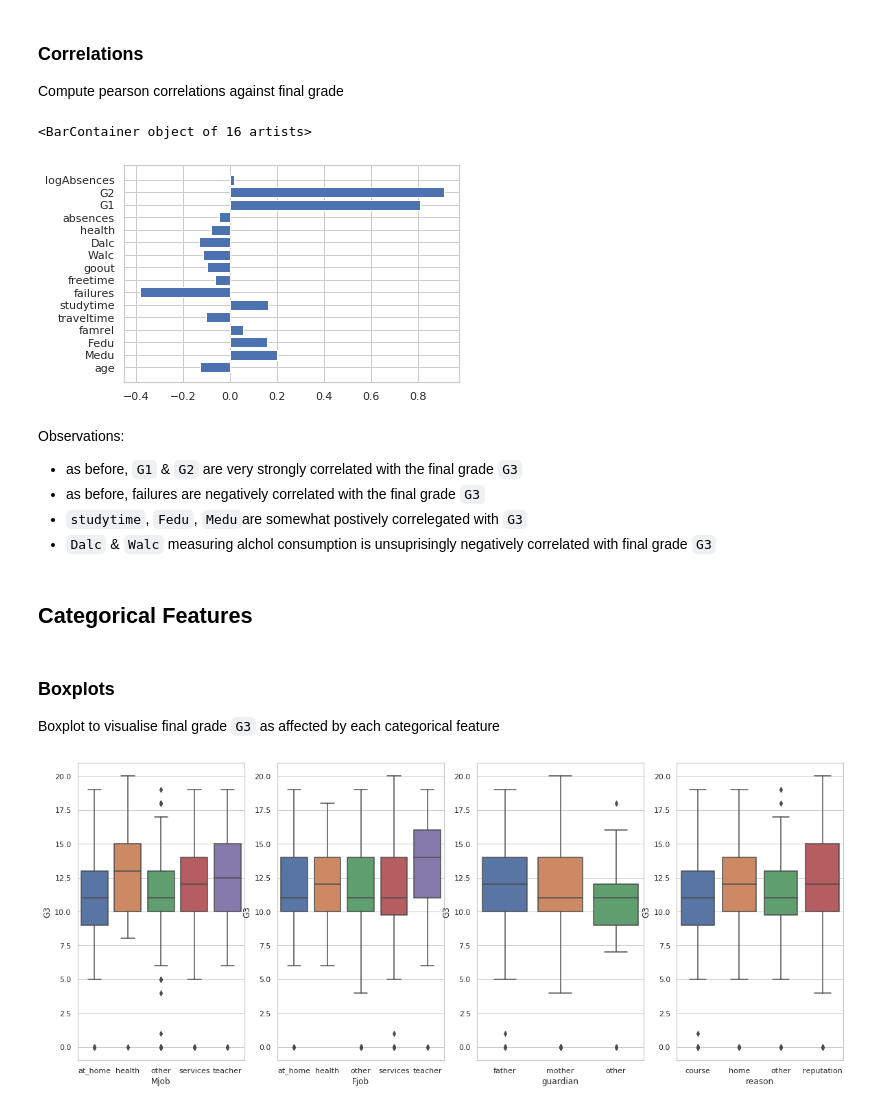
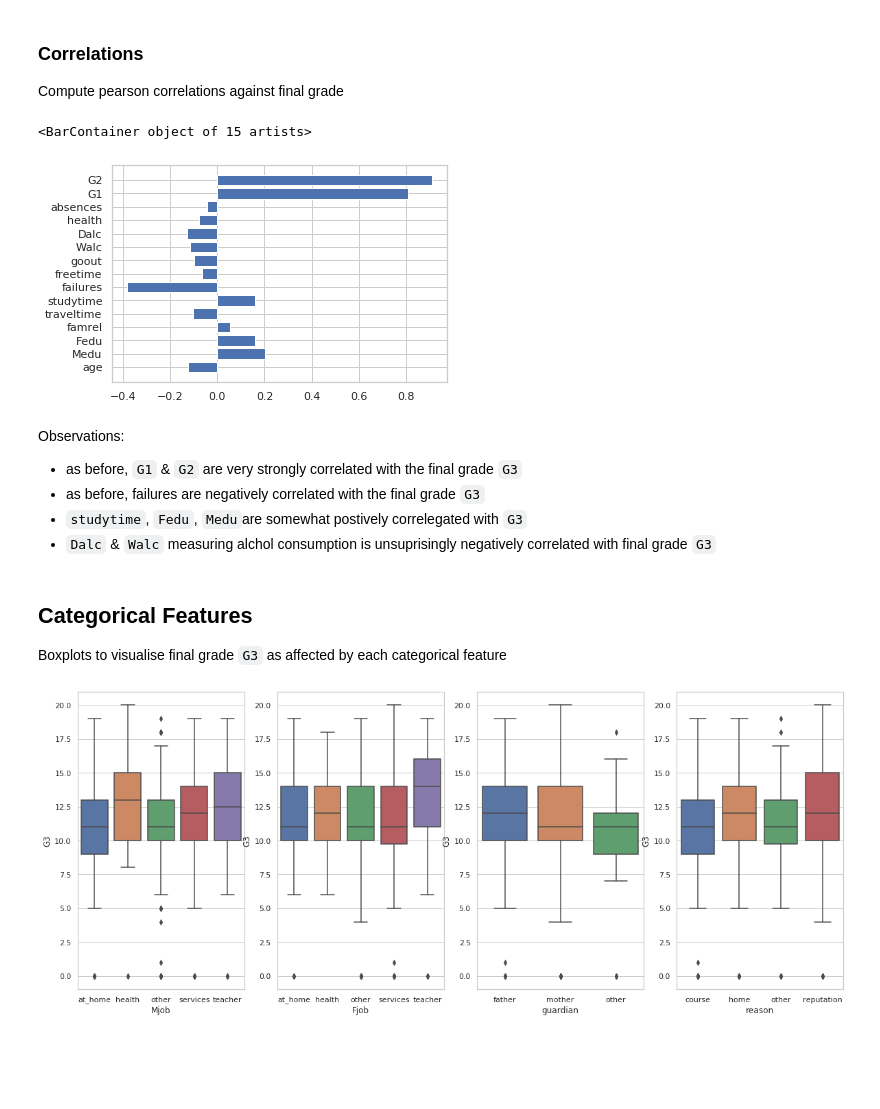
Before and after one commit to mrzzy/np-pa-assign, a Jupyter notebook: eda.ipynb, the cells around one changed output. Drawn from its saved outputs; the diff is of its cells as text; code cells hidden in the pictures; blank space fills up the shorter version.

```diff
--- a/eda.ipynb
+++ b/eda.ipynb
@@ -85,9 +85,9 @@ loaded math examples: 395, portugese examples: 649
 Merge the CSVs to simplify EDA:
 # %%
 math_df["subject"] = "math"
-por_df["subject"] = "portugese"
-
+por_df["subject"] = "portuguese"
 df = math_df.append(por_df)
+df = df.reset_index()
 # %% [markdown]
 ## Explore Data
 Conduct EDA on the dataset to gain insights on the data
@@ -152,3 +152,0 @@ Observations:
-# %%
-df["logAbsences"] = np.log1p(df["absences"])
-df["logAbsences"].hist()
@@ -189,22 +182,20 @@ Observations:
 ### Correlations
 Compute pearson correlations against final grade
 # %%
-correlations = df[dataprep.num_features].corrwith(df["G3"])
-plt.barh(dataprep.num_features, correlations)
+correlations = df[dataset.num_features].corrwith(df["G3"])
+plt.barh(correlations.index, correlations)
 # %% [output]
-<BarContainer object of 16 artists>
+<BarContainer object of 15 artists>
-[figure, old version]
+[figure, new version]
 # %% [markdown]
 Observations:
 - as before, `G1` & `G2` are very strongly correlated with the final grade `G3`
 - as before, failures are negatively correlated with the final grade `G3`
 - `studytime`, `Fedu`, `Medu`are somewhat postively correlegated with `G3`
 - `Dalc` & `Walc` measuring alchol consumption is unsuprisingly negatively correlated with final grade `G3`
-# %% [markdown]
-## Categorical Features
 # %% [markdown]
-### Boxplots
-Boxplot to visualise final grade `G3` as affected by each categorical feature
+## Categorical Features
+Boxplots to visualise final grade `G3` as affected by each categorical feature
 # %%
 f, axs = plt.subplots(1, 4, figsize=(20, 8))
 for feature, ax in zip(dataset.cat_features, axs.ravel()):
```
Also changed, not shown: parts of 19 cells of this notebook, 3 other files.
